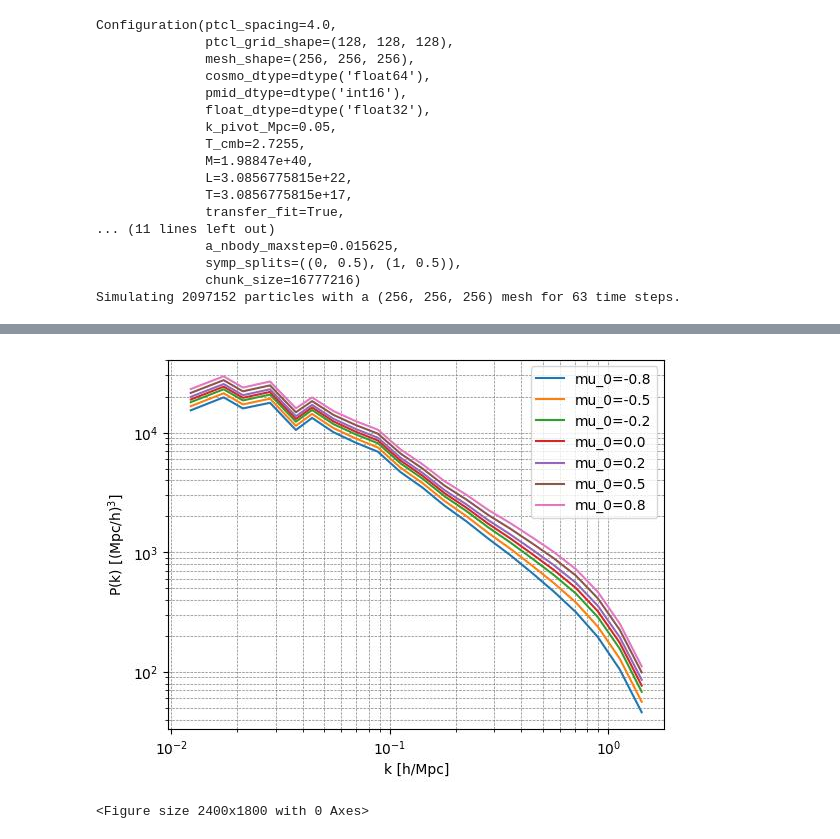
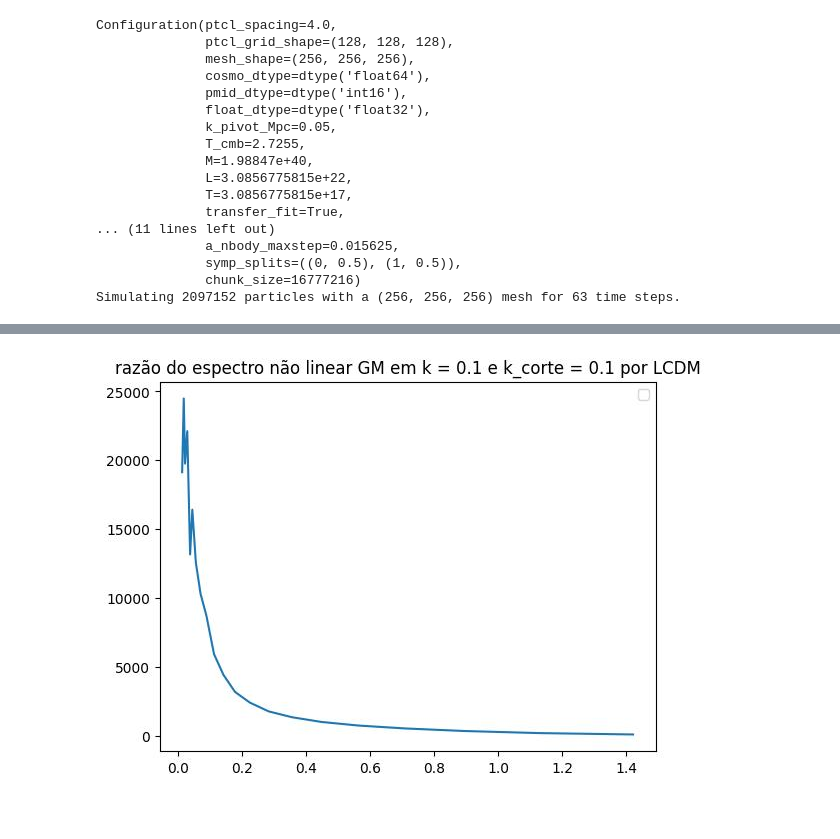
Before and after one commit to pvinig/pmwd, a Jupyter notebook: docs/notebooks/analise.ipynb, the cells around one changed output, grey strips where cells are left out. Cells and saved outputs as stored; diff of their text form; code cells hidden in the pictures; blank space fills up the shorter version.

```diff
--- a/docs/notebooks/analise.ipynb
+++ b/docs/notebooks/analise.ipynb
@@ -68,6 +68,3 @@ Configuration(ptcl_spacing=4.0,
               symp_splits=((0, 0.5), (1, 0.5)),
               chunk_size=16777216)
 Simulating 2097152 particles with a (256, 256, 256) mesh for 63 time steps.
-# %%
-cosmo = SimpleLCDM(conf)
-print(cosmo)
@@ -88,7 +70,0 @@ Cosmology(A_s_1e9=Array(2., dtype=float64),
-# %%
-%time cosmo = jax.block_until_ready(boltzmann(cosmo, conf))
-modes = white_noise( 0 , conf)
-modes = linear_modes(modes, cosmo, conf)
-%time ptcl, obsvbl = jax.block_until_ready(lpt(modes, cosmo, conf))
-#%time jax.block_until_ready(nbody(ptcl, obsvbl, cosmo, conf))
-%time ptcl, obsvbl = jax.block_until_ready(nbody(ptcl, obsvbl, cosmo, conf))
@@ -102,3 +71,3 @@ Wall time: 43.1 s
 # %%
-dens = scatter(ptcl, conf)
-simshow(dens[:16].mean(axis=0), norm='CosmicWebNorm')
+#dens = scatter(ptcl, conf)
+#simshow(dens[:16].mean(axis=0), norm='CosmicWebNorm')
@@ -138,22 +88,40 @@ def spec_save(cosmo, modes):
     dens = scatter(ptcl, conf)
     return powspec(dens, conf.cell_size)[:2]
 # %%
-cosmo = SimpleLCDM(conf, mu_0_=0.0)
+cosmo = SimpleLCDM(conf, mu_0_=0.0, k_c_=0.5, k_analyze_=0.1)
 modes = white_noise(0, conf)
-mu_zeros = [-0.8, -0.5, -0.2, 0.0, 0.2, 0.5, 0.8]
+mu_zeros = [-0.5, 0.5]
+kcs = [0.1, 0.5]
+#ks = [0.05, 0.1, 0.5]
+ks = [0.1, 0.5]
 #mu_zeros = [-0.2, 0.0, 0.2]
 
 for mu_0 in mu_zeros:
-    cosmo = cosmo.replace(mu_0_=mu_0)
-    k, P = nolin_ps(cosmo, modes)
-    #phase_space(modes, cosmo, conf)
-    plt.loglog(k, P, label=f'mu_0={mu_0:.1f}')
+    for kc in kcs:
+        for k_analyze in ks:
+            cosmo = cosmo.replace(mu_0_=mu_0, k_c_=kc, k_analyze_=k_analyze)
+            k, P = nolin_ps(cosmo, modes)
+            plt.loglog(k, P, label=f'mu_0={mu_0:.1f}, kc={kc}, K={k_analyze}')
+            #plt.loglog(k, P)
+            #phase_space(modes, cosmo, conf)
 plt.xlabel('k [h/Mpc]')
 plt.ylabel('P(k) [(Mpc/h)$^3$]')
 plt.legend()
 plt.grid(True, which='both', ls='--', lw=0.5, color='gray')
 plt.figure(figsize=(24, 18), dpi=100)
 plt.show()
-# %% [output]
-[figure, removed]
-<Figure size 2400x1800 with 0 Axes>
+# %%
+cosmo1 = SimpleLCDM(conf, mu_0_=0.1, k_c_=0.1, k_analyze_=0.1)
+cosmo2 = SimpleLCDM(conf)
+
+k1, P1 = nolin_ps(cosmo1, modes)
+k2, P2 = nolin_ps(cosmo2, modes)
+
+
+plt.plot(k1, P1)
+plt.title('razão do espectro não linear GM em k = 0.1 e k_corte = 0.1 por LCDM')
+#plt.figure(figsize=(4, 3), dpi=120)
+#plt.loglog(k, P_linth, ls='--', label='linear theory')
+plt.legend();
+# %% [output]
+[figure, added]
```
Also changed, not shown: parts of 5 cells of this notebook, 3 other files.
